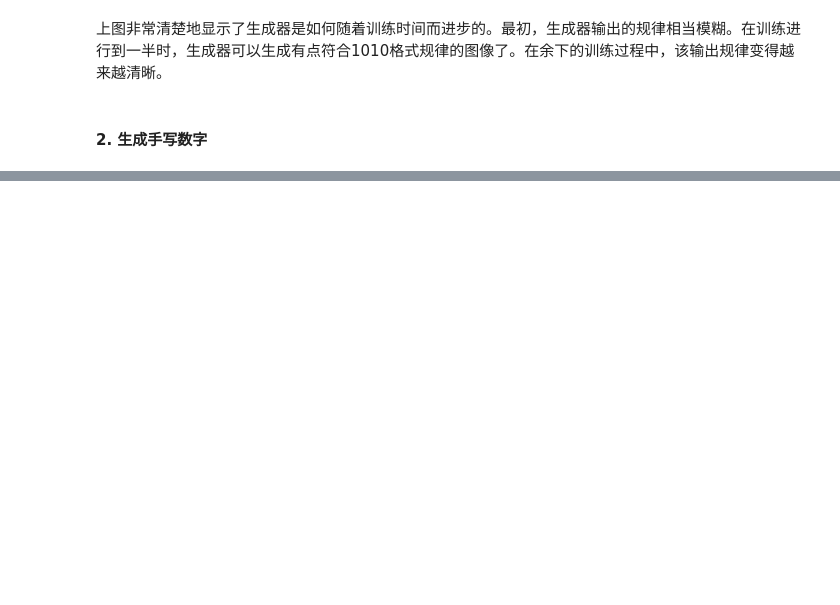
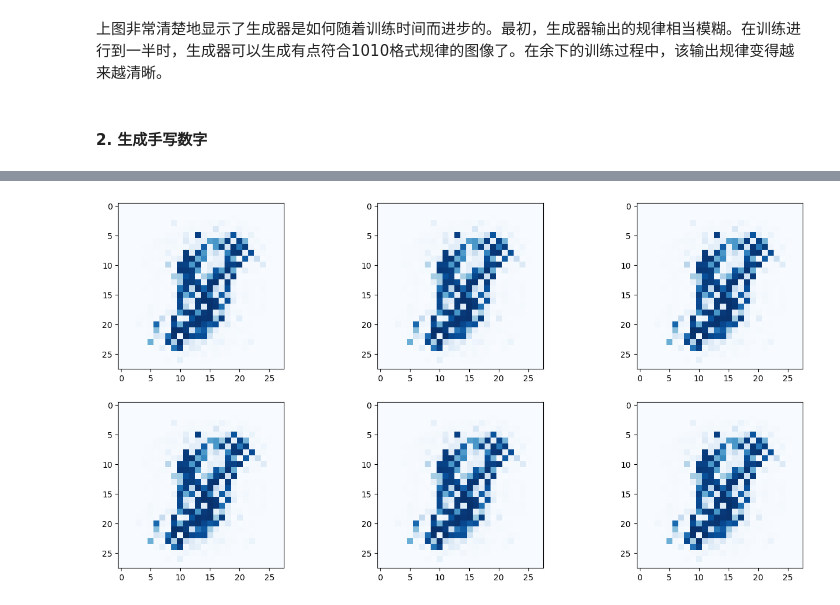
Before and after one commit to Tanghao755/PyTorch_Generative_Adversarial_Network, a Jupyter notebook: Pytorch_GAN.ipynb, the cells around one changed output, grey strips where cells are left out. Saved outputs shown, nothing was run; the diff lists cells and outputs as text; code cells hidden in the pictures; blank space fills up the shorter version.

```diff
--- a/Pytorch_GAN.ipynb
+++ b/Pytorch_GAN.ipynb
@@ -298,0 +533,13 @@ cmap='Blues')
+# %%
+# 在3列2行的网格中生成图像
+f, axarr = plt.subplots(2,3, figsize=(16,8))
+for i in range(2):
+    for j in range(3):
+        output = G.forward(generate_random(1))
+        img = output.detach().numpy().reshape(28,28)
+        axarr[i,j].imshow(img, interpolation='none',
+        cmap='Blues')
+        pass
+    pass
+# %% [output]
+[figure, added]
```
Also changed, not shown: parts of 19 cells of this notebook.
